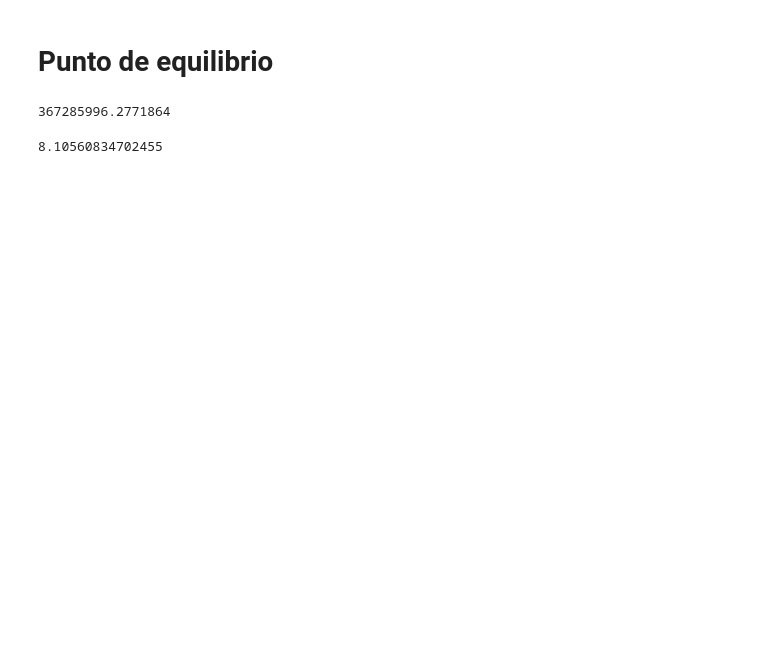
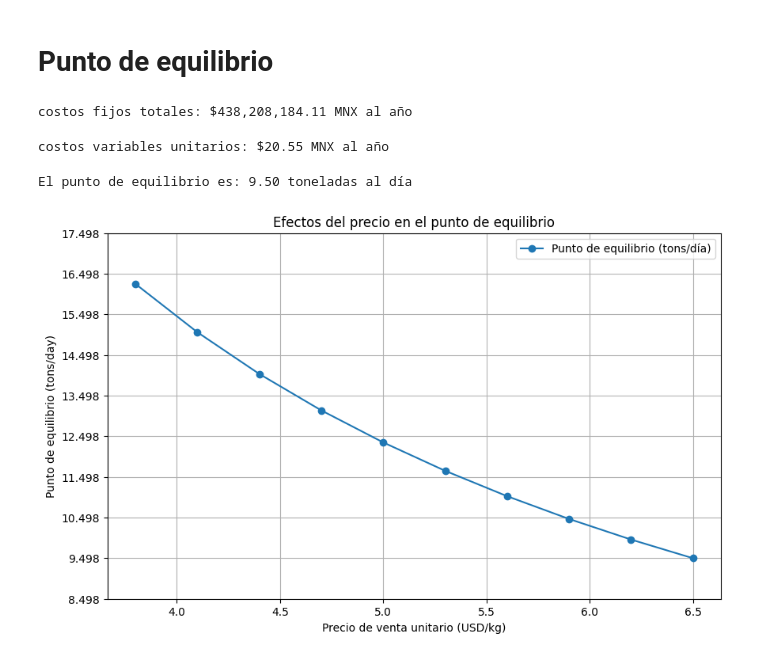
Before and after one commit to SOTO729/8vo, a Jupyter notebook: Evaluacion económica/CAPEX_OPEX.ipynb, the cells around one changed output. Cells and saved outputs as stored; diff of their text form; code cells hidden in the pictures; blank space fills up the shorter version.

```diff
--- a/Evaluacion económica/CAPEX_OPEX.ipynb
+++ b/Evaluacion económica/CAPEX_OPEX.ipynb
@@ -262,23 +266,60 @@ table
 # %%
 Cfijos_totales=OL_total+tax_total+Power_total+Main_total.maintenance_cost #suma de todos los costos fijos
 Cfijos_totales #total de costos fijos al año
+print("costos fijos totales: ${:,.2f}".format(Cfijos_totales), "MNX al año")
 # %% [output]
-367285996.2771864
+costos fijos totales: $438,208,184.11 MNX al año
 # %%
 n_unidades= 4*365 #ton por año
 Cvariable=cv_total/n_unidades #costo variable por tonelada
+print("costos variables unitarios: ${:,.2f}".format(Cvariable), "MNX al año")
+# %% [output]
+costos variables unitarios: $20.55 MNX al año
 # %%
 #precio de venta unitario.
 # https://www.elfinanciero.com.mx/empresas/2021/05/12/conforme-suba-el-costo-del-gas-natural-el-hidrogeno-verde-entrara-en-precios-competitivos-rosa-gonzalez-investigadora-del-ipn/
 
 PVU= 6.5 #5 usd por kg
 PVU = PVU * 1000  # Convertir de USD por kg a USD por tonelada
-PVU=PVU*19.10 #conversion de USD a MNX
+PVU=PVU*19.45 #conversion de USD a MNX
 
 #calculo  del punto de equilibrio
-PE= (Cfijos_totales/(-Cvariable+PVU)) #punto de equilibrio en toneladas
+PE= (Cfijos_totales/(PVU-Cvariable)) #punto de equilibrio en toneladas
 PE=PE/365
-
-PE
+print("El punto de equilibrio es: {:.2f}".format(PE), "toneladas al día")
 # %% [output]
-8.10560834702455
+El punto de equilibrio es: 9.50 toneladas al día
+# %%
+import numpy as np
+import matplotlib.pyplot as plt
+
+# Generate a list of 10 elements between 3.8 and 6.5
+PVU_list = np.linspace(3.8, 6.5, 10)
+
+# Function to calculate equilibrium point (PE)
+def calculate_PE(PVU_list, Cfijos_totales, Cvariable):
+    PE_list = []
+    for PVU in PVU_list:
+        PVU_MNX = PVU * 1000 * 19.45  # Convert USD/kg to MNX/ton
+        PE = Cfijos_totales / (PVU_MNX - Cvariable)
+        PE_list.append(PE / 365)  # Convert to tons per day
+    return PE_list
+
+# Calculate PE for the list of PVU
+PE_list = calculate_PE(PVU_list, Cfijos_totales, Cvariable)
+
+
+plt.figure(figsize=(10, 6))
+plt.plot(PVU_list, PE_list, marker='o', label="Punto de equilibrio (tons/día)")
+plt.title("Efectos del precio en el punto de equilibrio")
+plt.xlabel("Precio de venta unitario (USD/kg)")
+plt.ylabel("Punto de equilibrio (tons/day)")
+plt.grid()
+
+
+plt.yticks(np.arange(min(PE_list) - 1, max(PE_list) + 2, 1))
+
+plt.legend()
+plt.show()
+# %% [output]
+[figure, added]
```
Also changed, not shown: parts of 9 cells of this notebook.
